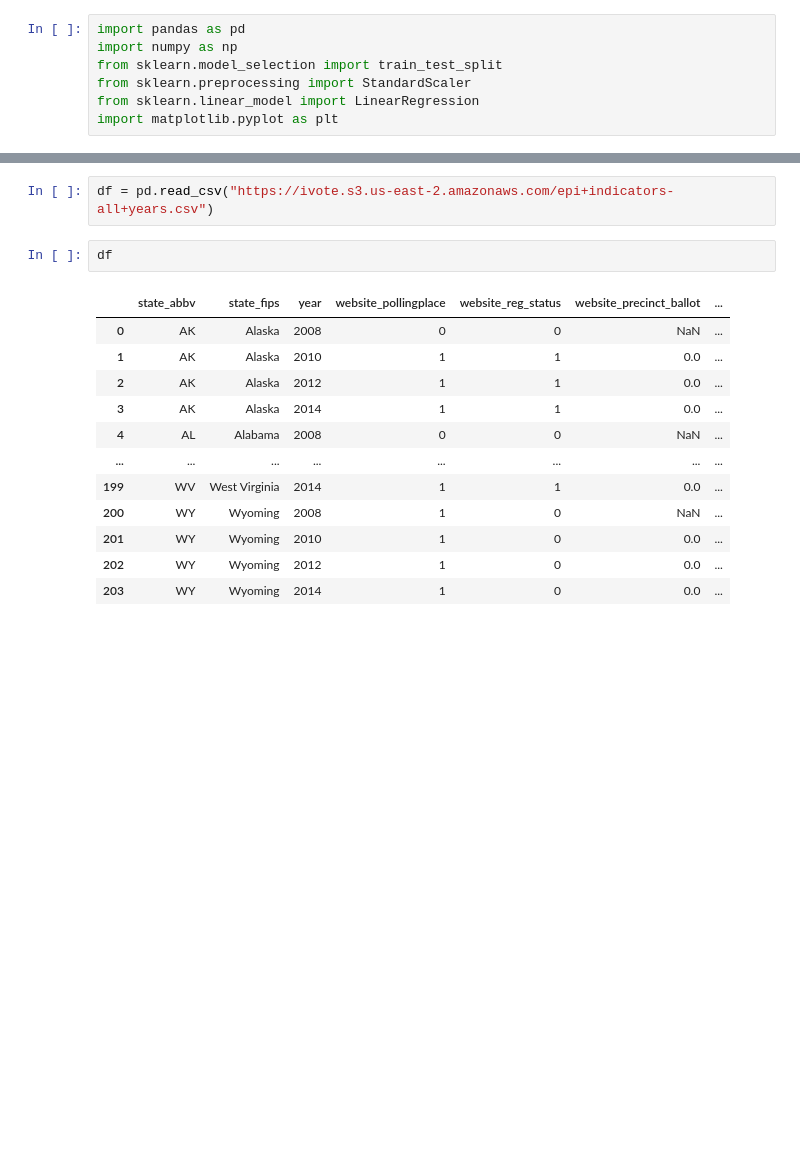
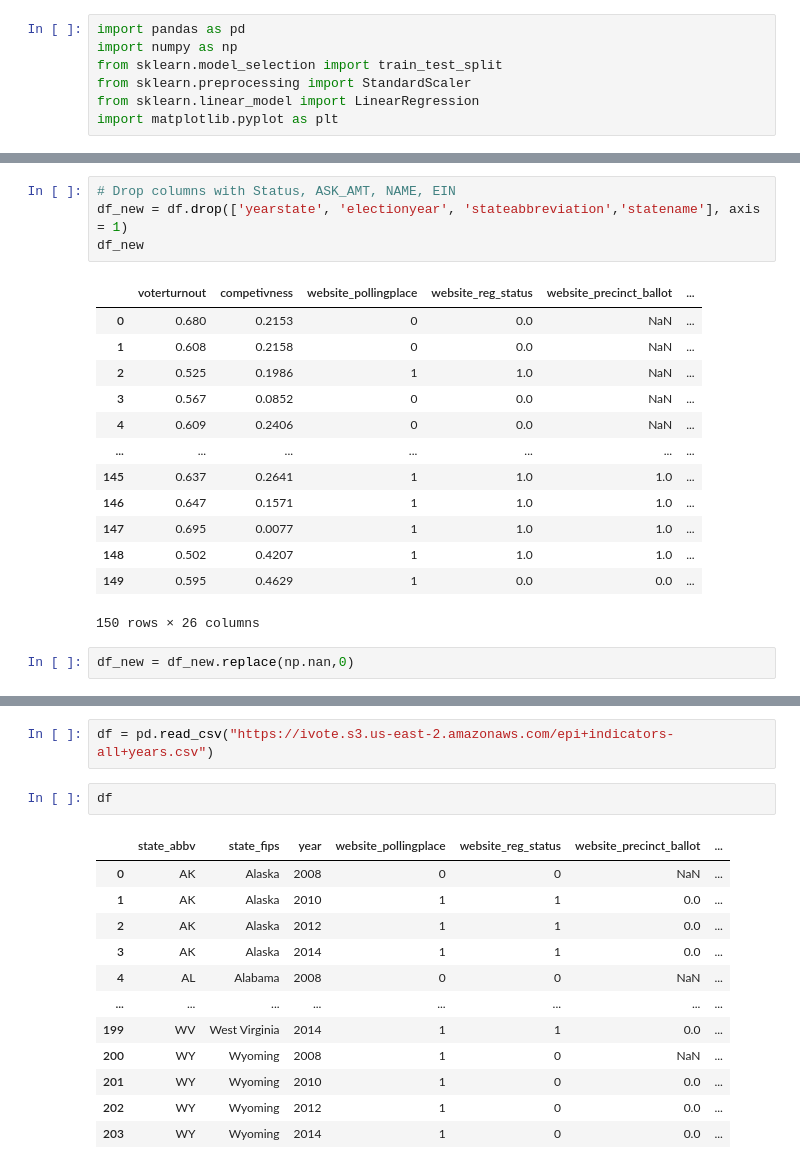
Before and after one commit to mmingoia/HTML_MN_Group_Project, a Jupyter notebook: election.ipynb, the cells around one changed output, grey strips where cells are left out. Saved outputs shown, nothing was run; the diff lists cells and outputs as text; blank space fills up the shorter version.

```diff
--- a/election.ipynb
+++ b/election.ipynb
@@ -7,0 +71,20 @@ import matplotlib.pyplot as plt
+# %%
+# Drop columns with Status, ASK_AMT, NAME, EIN
+df_new = df.drop(['yearstate', 'electionyear', 'stateabbreviation','statename'], axis = 1)
+df_new
+# %% [output]
+|  | voterturnout | competivness | website_pollingplace | website_reg_status | website_precinct_ballot | ... |
+| 0 | 0.680 | 0.2153 | 0 | 0.0 | NaN | ... |
+| 1 | 0.608 | 0.2158 | 0 | 0.0 | NaN | ... |
+| 2 | 0.525 | 0.1986 | 1 | 1.0 | NaN | ... |
+| 3 | 0.567 | 0.0852 | 0 | 0.0 | NaN | ... |
+| 4 | 0.609 | 0.2406 | 0 | 0.0 | NaN | ... |
+| ... | ... | ... | ... | ... | ... | ... |
+| 145 | 0.637 | 0.2641 | 1 | 1.0 | 1.0 | ... |
+| 146 | 0.647 | 0.1571 | 1 | 1.0 | 1.0 | ... |
+| 147 | 0.695 | 0.0077 | 1 | 1.0 | 1.0 | ... |
+| 148 | 0.502 | 0.4207 | 1 | 1.0 | 1.0 | ... |
+| 149 | 0.595 | 0.4629 | 1 | 0.0 | 0.0 | ... |
+150 rows × 26 columns
+# %%
+df_new = df_new.replace(np.nan,0)
```
Also changed, not shown: parts of 33 cells of this notebook, 12 other files.
